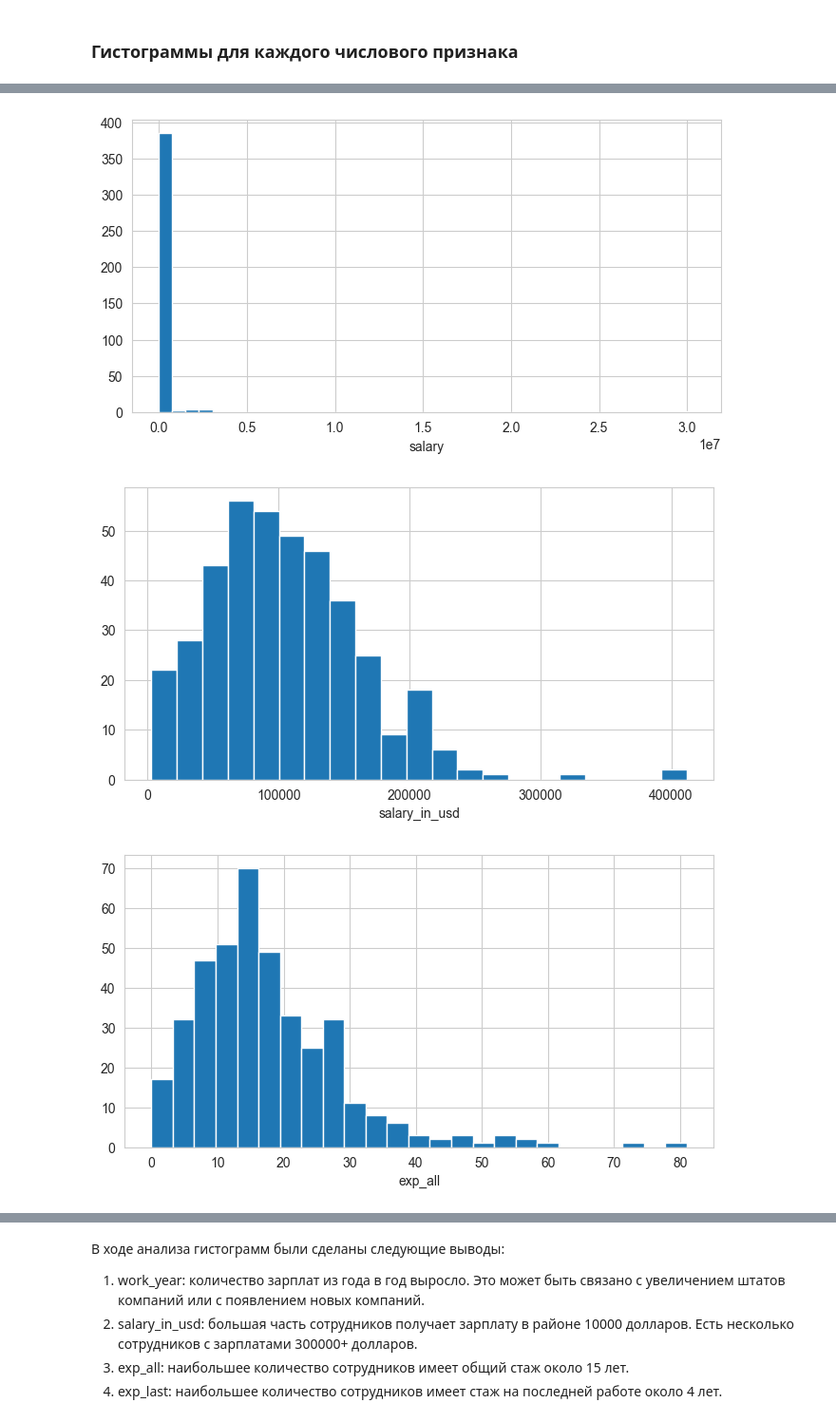
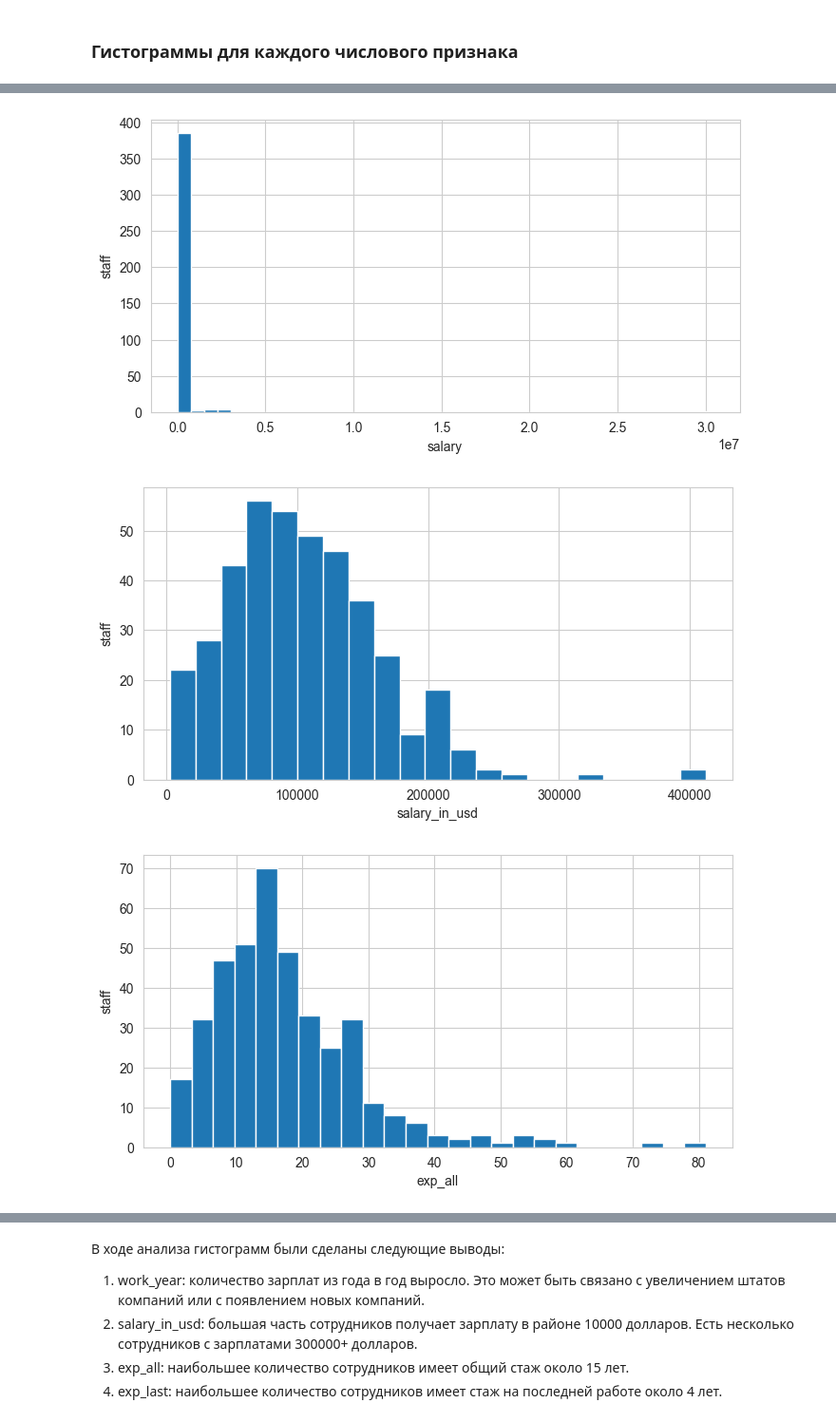
Before and after one commit to lovandish/Jupiter-NoteBook, a Jupyter notebook: ЛР2_Червоненко_16.ipynb, the cells around one changed output, grey strips where cells are left out. Shown at 95% size. Cells and saved outputs as stored; diff of their text form; code cells hidden in the pictures.

```diff
--- a/ЛР2_Червоненко_16.ipynb
+++ b/ЛР2_Червоненко_16.ipynb
@@ -303,10 +303,12 @@ sns.scatterplot(data=df, x='salary_in_usd', y='exp_all', hue='employment_type')
 import matplotlib.pyplot as plt
 
 numeric_columns = ['work_year', 'salary', 'salary_in_usd', 'exp_all', 'exp_last']
+
 for column in numeric_columns:
     plt.figure(figsize=(8, 4))
     df[column].hist(bins='auto')
     plt.xlabel(column)
+    plt.ylabel('staff')
     plt.grid(True)
     plt.show()
 # %% [output]
@@ -314,3 +316,3 @@ for column in numeric_columns:
-[figure, old version]
+[figure, new version]
-[figure, old version]
+[figure, new version]
-[figure, old version]
+[figure, new version]
```
Also changed, not shown: parts of 11 cells of this notebook, 1 other file.
